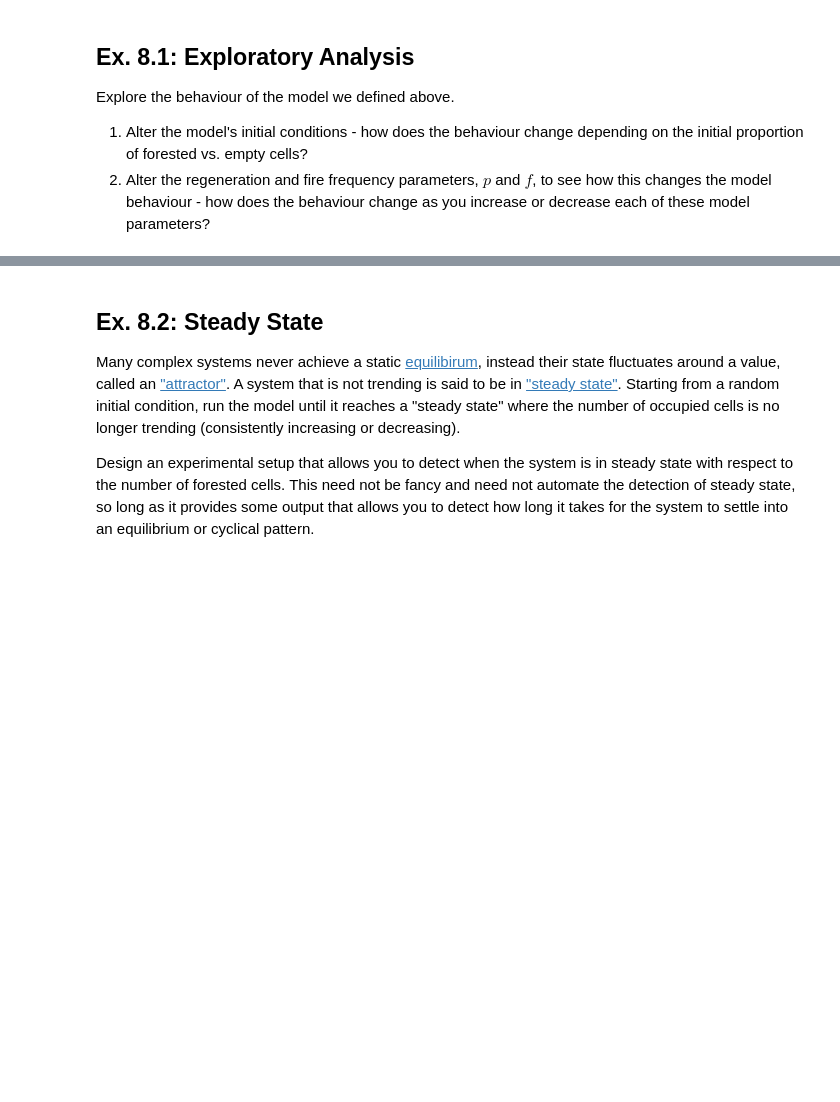
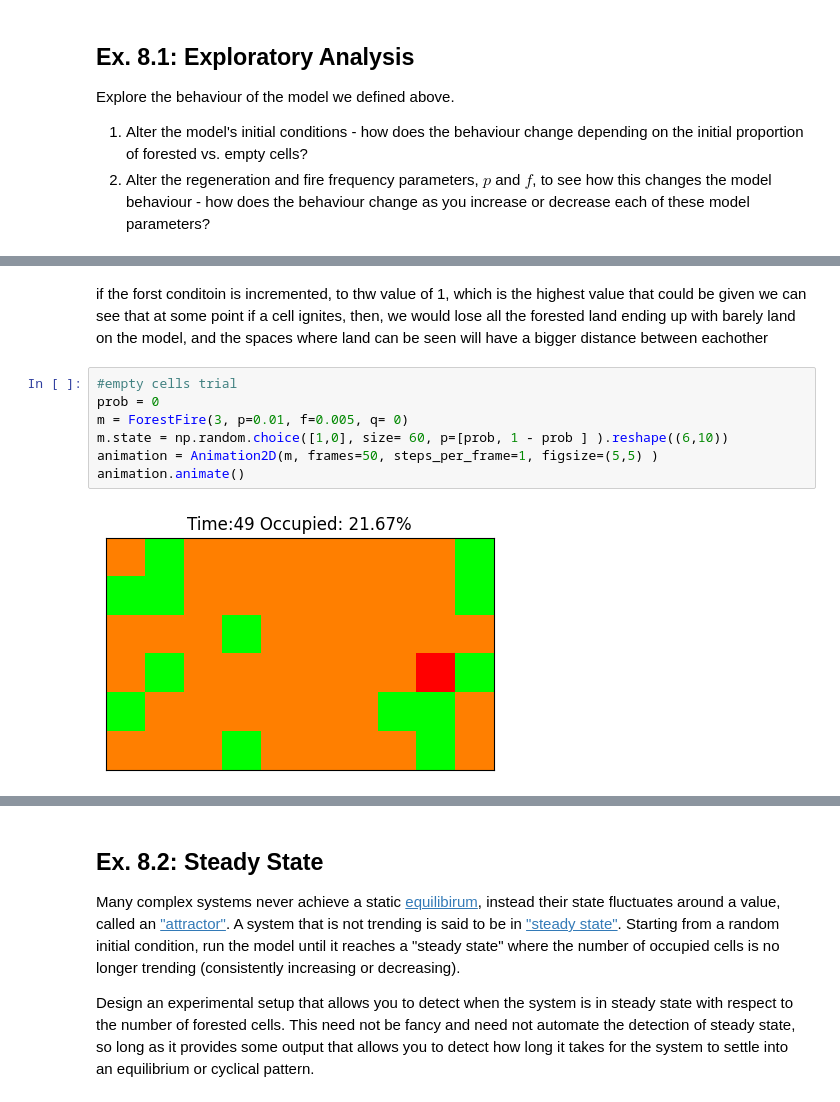
Before and after one commit to santiagosanchez15/cap-comp215, a Jupyter notebook: labs/lab07-10-fire.ipynb, the cells around one changed output, grey strips where cells are left out. Drawn from its saved outputs; the diff is of its cells as text; blank space fills up the shorter version.

```diff
--- a/labs/lab07-10-fire.ipynb
+++ b/labs/lab07-10-fire.ipynb
@@ -297,0 +305,11 @@ Explore the behaviour of the model we defined above.
+# %% [markdown]
+if the forst conditoin is incremented, to thw value of 1, which is the highest value that could be given we can see that at some point if a cell ignites, then, we would lose all the forested land ending up with barely land on the model, and the spaces where land can be seen will have a bigger distance between eachother
+# %%
+#empty cells trial
+prob = 0
+m = ForestFire(3, p=0.01, f=0.005, q= 0)
+m.state = np.random.choice([1,0], size= 60, p=[prob, 1 - prob ] ).reshape((6,10))
+animation = Animation2D(m, frames=50, steps_per_frame=1, figsize=(5,5) )
+animation.animate()
+# %% [output]
+[figure, added]
```
Also changed, not shown: parts of 11 cells of this notebook.
